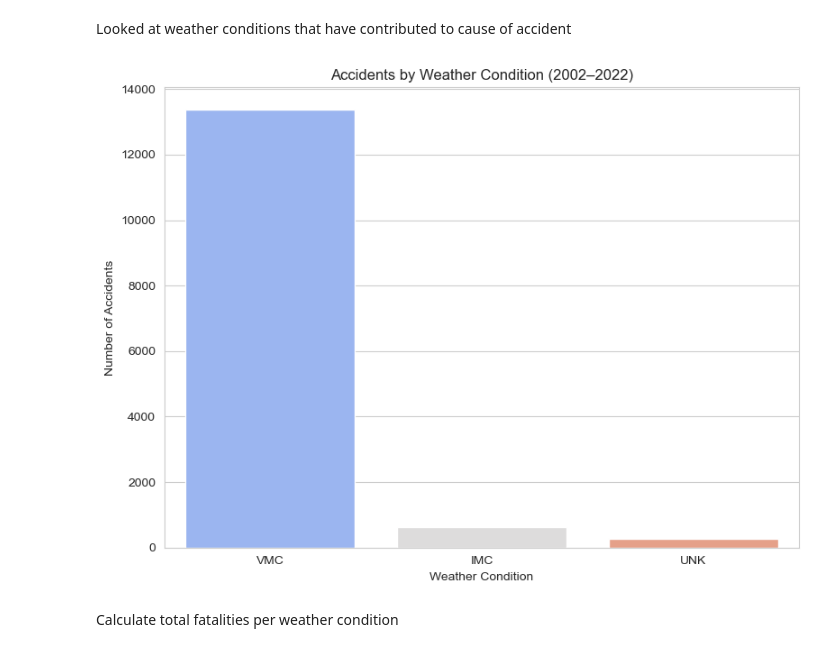
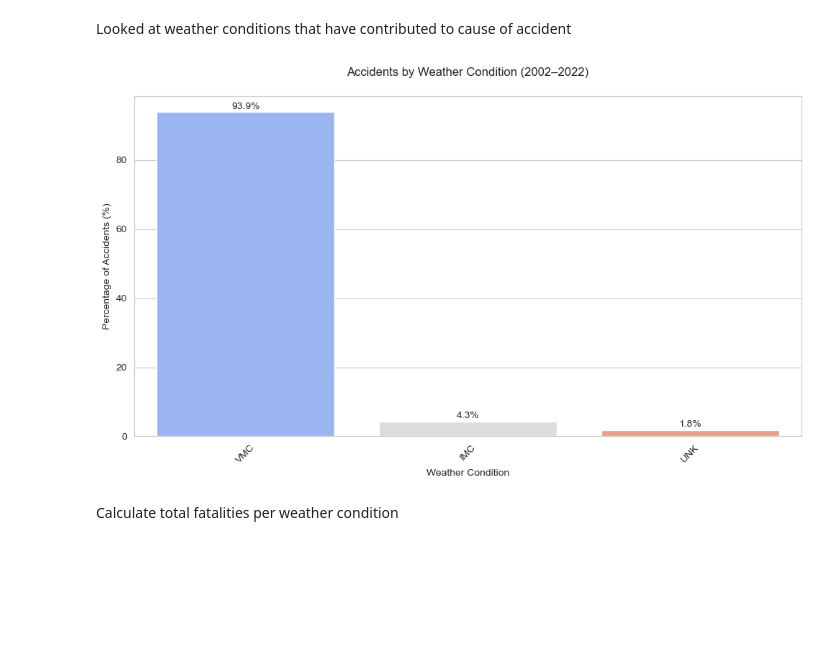
Before and after one commit to Erick-M25/Aviation-Accidents-, a Jupyter notebook: Project_phase1.ipynb, the cells around one changed output. Cells and saved outputs as stored; diff of their text form; code cells hidden in the pictures; blank space fills up the shorter version.

```diff
--- a/Project_phase1.ipynb
+++ b/Project_phase1.ipynb
@@ -397,18 +397,31 @@ plt.show()
 [figure]
 # %% [markdown]
 Looked at weather conditions that have contributed to cause of accident
-# %%
-# 3. Accidents by Weather Condition
-plt.figure(figsize=(8, 6))
-sns.countplot(x='Weather.Condition', data=df, palette='coolwarm')
-plt.title('Accidents by Weather Condition (2002–2022)')
-plt.xlabel('Weather Condition')
-plt.ylabel('Number of Accidents')
-plt.tight_layout()
-#plt.savefig('plots/accidents_by_weather_condition.png')
-plt.show()
-# %% [output]
-[figure, removed]
+# %%
+
+
+# Calculate percentages
+weather_counts = df['Weather.Condition'].value_counts(normalize=True) * 100
+
+# Create the plot
+plt.figure(figsize=(10, 6))
+ax = sns.barplot(x=weather_counts.index, y=weather_counts.values, palette='coolwarm')
+
+# Add percentage labels
+for p in ax.patches:
+    height = p.get_height()
+    ax.text(p.get_x() + p.get_width()/2., height + 1,
+            f'{height:.1f}%', ha='center')
+
+# Formatting
+plt.title('Accidents by Weather Condition (2002–2022)', pad=20)
+plt.xlabel('Weather Condition')
+plt.ylabel('Percentage of Accidents (%)')
+plt.xticks(rotation=45)  # Rotate labels if needed
+plt.tight_layout()
+plt.show()
+# %% [output]
+[figure, added]
 # %% [markdown]
 Calculate total fatalities per weather condition
 # %%
```
Also changed, not shown: 1 other file.
